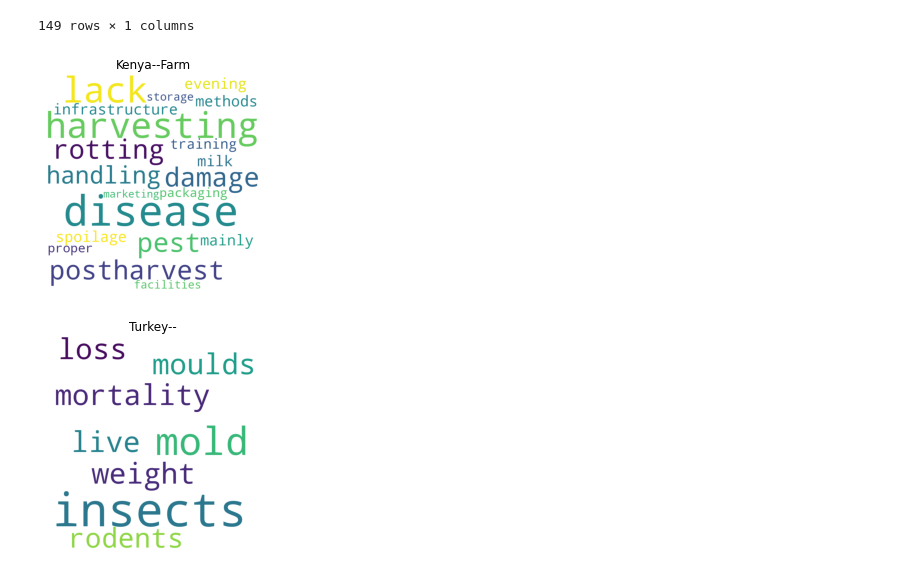
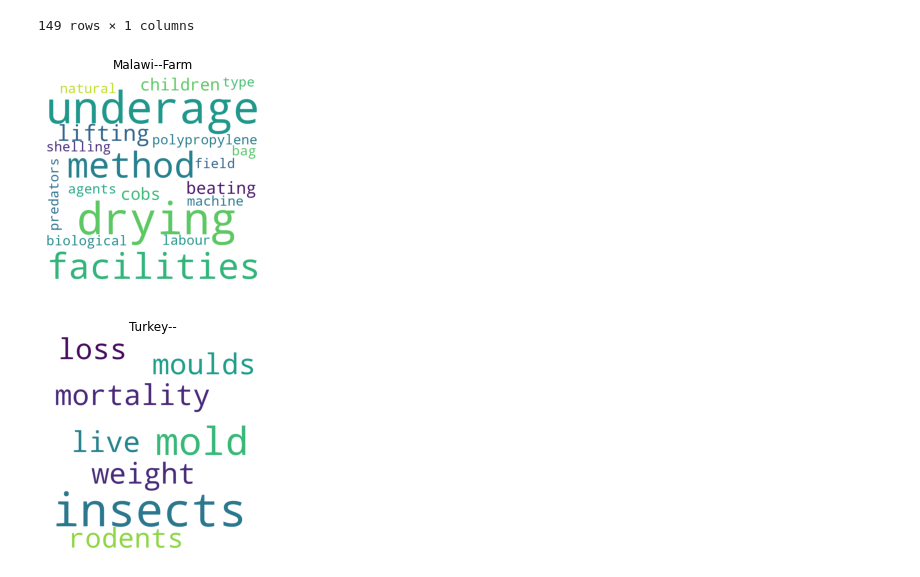
Before and after one commit to murathansygl/Food-Supply-Chain, a Jupyter notebook: module_3.ipynb, the cells around one changed output. Saved outputs shown, nothing was run; the diff lists cells and outputs as text; code cells hidden in the pictures.

```diff
--- a/module_3.ipynb
+++ b/module_3.ipynb
@@ -68,7 +68,7 @@ def word_cloud(df,country,supply_stage,commodity):
         df=df[df.commodity==commodity]
     comment_words = ''
     stopwords = set(STOPWORDS)
-    word_list=["losses","poor"]
+    word_list=["losses","poor","use","proper","lack"]
     for word in word_list:
         stopwords.add(word)
     for val in df.cause_of_loss:
@@ -101,9 +101,9 @@ def word_cloud(df,country,supply_stage,commodity):
 
     plt.show()
 # %%
-word_cloud(df,"Kenya","Farm","")
+word_cloud(df,"Malawi","Farm","")
 # %% [output]
-[figure, old version]
+[figure, new version]
 # %%
 word_cloud(df,"Turkey","","")
 # %% [output]
```
Also changed, not shown: 2 other files.
